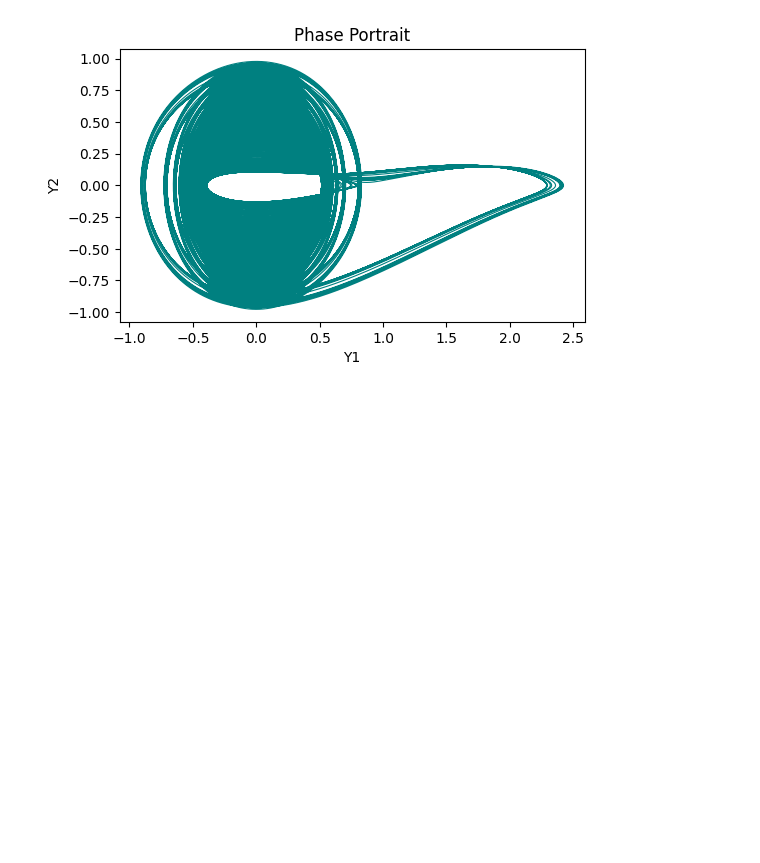
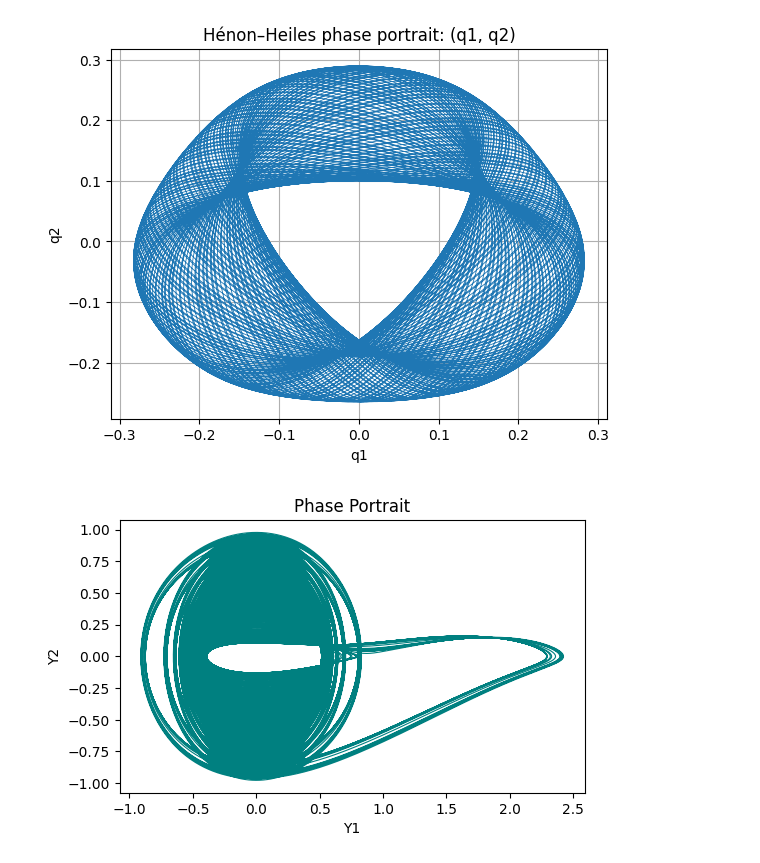
Before and after one commit to OdyGoundi/nds-simulator, a Jupyter notebook: driver.ipynb, the cells around one changed output. Saved outputs shown, nothing was run; the diff lists cells and outputs as text; code cells hidden in the pictures; blank space fills up the shorter version.

Commit message:
update driver notebook including symlectic solvers

```diff
--- a/driver.ipynb
+++ b/driver.ipynb
@@ -14,6 +19,62 @@ elif solver_method == "rk4":
     integrate = integrate_system_rk4
 else:
     raise ValueError(f"Unknown solver_method: {solver_method}")
+# %%
+symplectic_solver_method = "fr"  # Options: "verlet" or "fr"
+
+if symplectic_solver_method == "verlet":
+    symplectic_integrate = integrate_system_symplectic_verlet
+elif symplectic_solver_method == "fr":
+    symplectic_integrate = integrate_system_symplectic_fr
+else:
+    raise ValueError(f"Unknown solver_method: {symplectic_solver_method}")
+# %%
+# Initial conditions settings (q1, q2, p1, p2)
+y0 = [0.0, 0.1, 0.3, 0.0]
+
+# integration settings
+t_final = 1000.0
+t_step = 0.01
+
+# Hénon–Heiles: dp/dt depends only on q
+def dp_dt(t, q):
+    q1, q2 = q
+    return np.array([
+        -q1 - 2.0*q1*q2,
+        -q2 - q1*q1 + q2*q2
+    ], dtype=float)
+
+# Integrate with selected method
+sol = symplectic_integrate(
+    rhs=None,                    # κρατάμε ίδιο signature, δεν χρησιμοποιείται εδώ
+    t_span=(0.0, t_final),
+    y0=y0,
+    t_step=t_step,
+    n_q=2,
+    dp_dt=dp_dt
+)
+
+t = sol.t
+y = sol.y
+
+# unpack
+q1 = y[0, :]
+q2 = y[1, :]
+p1 = y[2, :]
+p2 = y[3, :]
+
+# Save trajectory to CSV
+save_trajectory_csv("henon_heiles_trajectory.csv", t, y)
+
+plt.figure()
+plt.plot(q1, q2, linewidth=0.6)
+plt.xlabel("q1")
+plt.ylabel("q2")
+plt.title("Hénon–Heiles phase portrait: (q1, q2)")
+plt.grid(True)
+plt.show()
+# %% [output]
+[figure, added]
 # %%
 # Parameters
 a = 0.0
```
Also changed, not shown: parts of 1 cell of this notebook.
